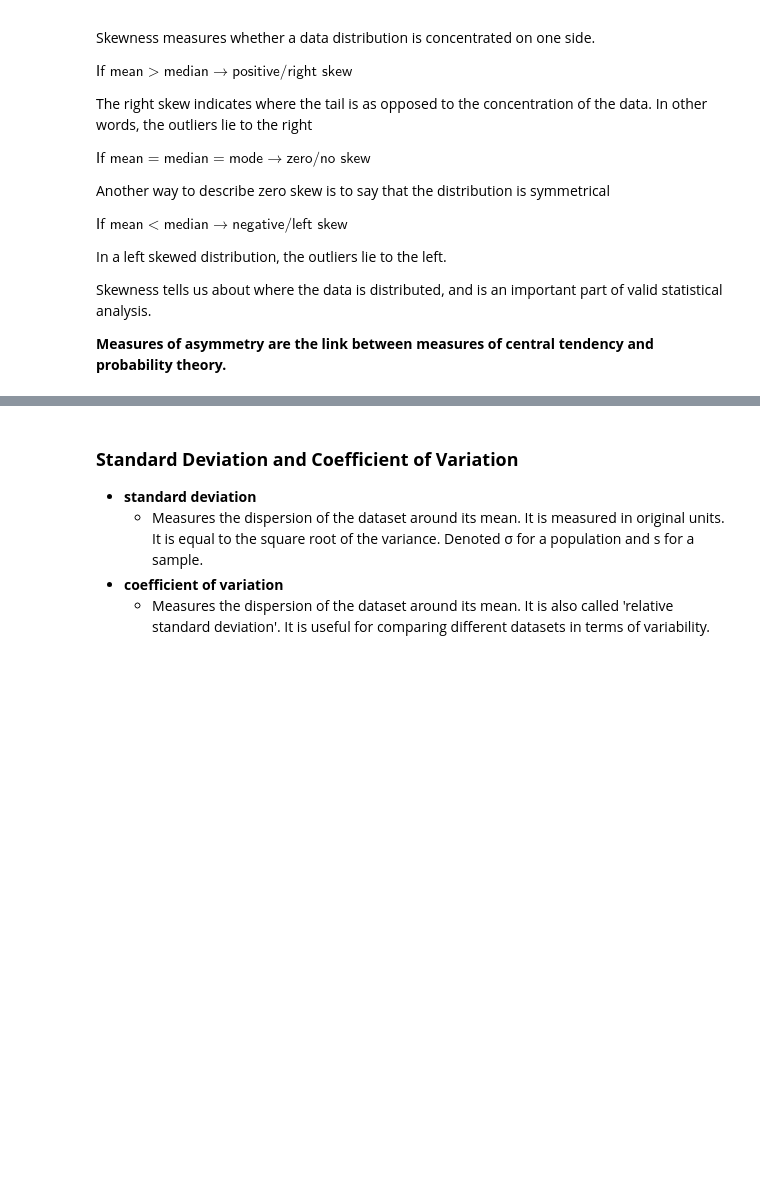
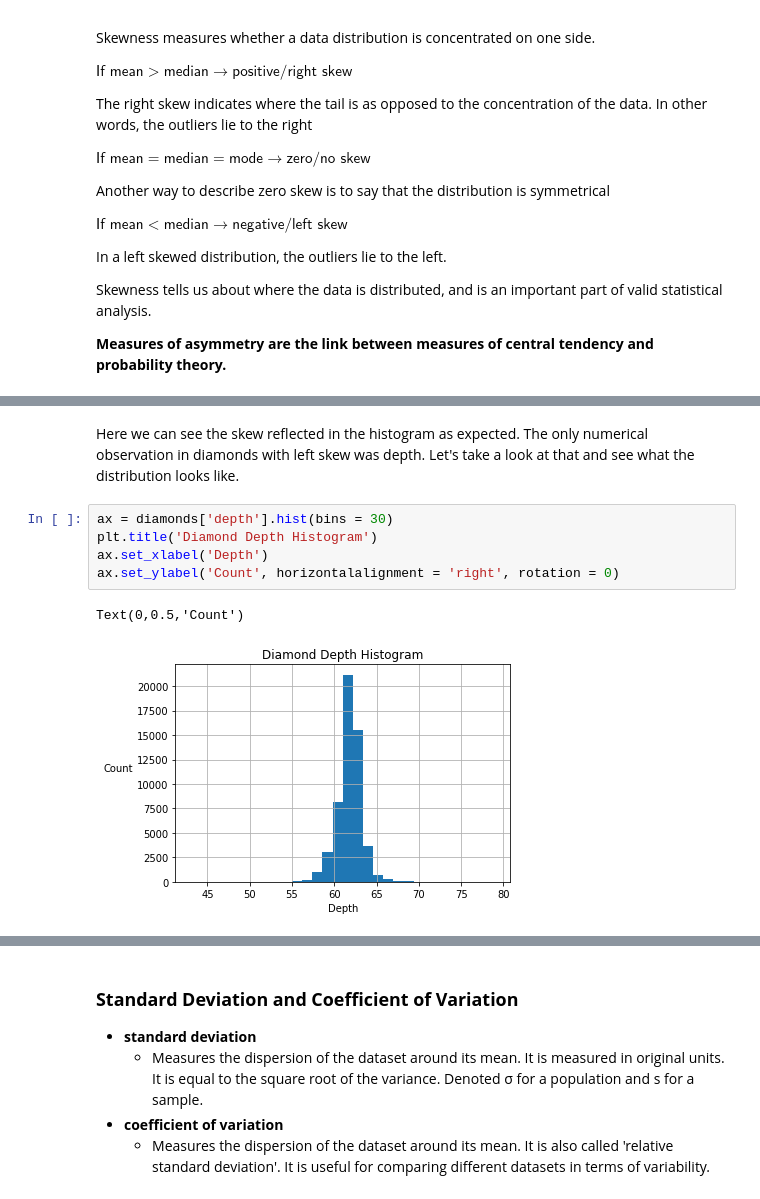
Before and after one commit to jmeguira/stats, a Jupyter notebook: stats_notebook.ipynb, the cells around one changed output, grey strips where cells are left out. Drawn from its saved outputs; the diff is of its cells as text; blank space fills up the shorter version.

```diff
--- a/stats_notebook.ipynb
+++ b/stats_notebook.ipynb
@@ -426,3 +456,13 @@ Skewness tells us about where the data is distributed, and is an important part
+# %% [markdown]
+Here we can see the skew reflected in the histogram as expected. The only numerical observation in diamonds with left skew was depth. Let's take a look at that and see what the distribution looks like.
+# %%
+ax = diamonds['depth'].hist(bins = 30)
+plt.title('Diamond Depth Histogram')
+ax.set_xlabel('Depth')
+ax.set_ylabel('Count', horizontalalignment = 'right', rotation = 0)
+# %% [output]
+Text(0,0.5,'Count')
+[figure, added]
 # %% [markdown]
 <a id='s3_8'></a>
 ### **Variance**
```
Also changed, not shown: parts of 6 cells of this notebook.
